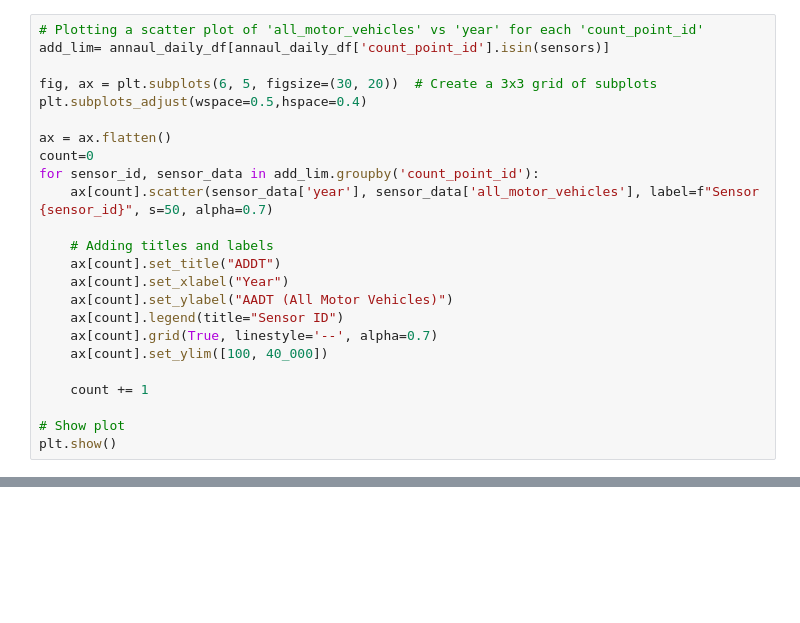
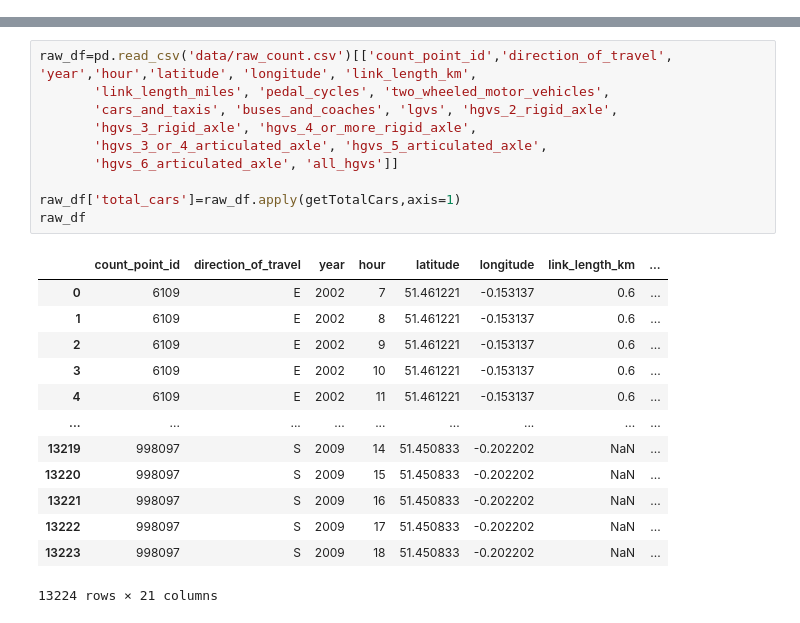
Before and after one commit to faraz-m-awan/traffic_congestion_modeling, a Jupyter notebook: test_congestion_prediction.ipynb, the cells around one changed output, grey strips where cells are left out. Saved outputs shown, nothing was run; the diff lists cells and outputs as text; blank space fills up the shorter version.

```diff
--- a/test_congestion_prediction.ipynb
+++ b/test_congestion_prediction.ipynb
@@ -435,24 +0,0 @@ len(sensors)
-# %%
-# Plotting a scatter plot of 'all_motor_vehicles' vs 'year' for each 'count_point_id'
-add_lim= annaul_daily_df[annaul_daily_df['count_point_id'].isin(sensors)]
-
-fig, ax = plt.subplots(6, 5, figsize=(30, 20))  # Create a 3x3 grid of subplots
-plt.subplots_adjust(wspace=0.5,hspace=0.4)
-
-ax = ax.flatten()
-count=0
-for sensor_id, sensor_data in add_lim.groupby('count_point_id'):
-    ax[count].scatter(sensor_data['year'], sensor_data['all_motor_vehicles'], label=f"Sensor {sensor_id}", s=50, alpha=0.7)
-
-    # Adding titles and labels
-    ax[count].set_title("ADDT")
-    ax[count].set_xlabel("Year")
-    ax[count].set_ylabel("AADT (All Motor Vehicles)")
-    ax[count].legend(title="Sensor ID")
-    ax[count].grid(True, linestyle='--', alpha=0.7)
-    ax[count].set_ylim([100, 40_000])
-
-    count += 1
-
-# Show plot
-plt.show()
@@ -460,0 +61,24 @@ plt.show()
+# %%
+raw_df=pd.read_csv('data/raw_count.csv')[['count_point_id','direction_of_travel', 'year','hour','latitude', 'longitude', 'link_length_km',
+       'link_length_miles', 'pedal_cycles', 'two_wheeled_motor_vehicles',
+       'cars_and_taxis', 'buses_and_coaches', 'lgvs', 'hgvs_2_rigid_axle',
+       'hgvs_3_rigid_axle', 'hgvs_4_or_more_rigid_axle',
+       'hgvs_3_or_4_articulated_axle', 'hgvs_5_articulated_axle',
+       'hgvs_6_articulated_axle', 'all_hgvs']]
+
+raw_df['total_cars']=raw_df.apply(getTotalCars,axis=1)
+raw_df
+# %% [output]
+|  | count_point_id | direction_of_travel | year | hour | latitude | longitude | link_length_km | ... |
+| 0 | 6109 | E | 2002 | 7 | 51.461221 | -0.153137 | 0.6 | ... |
+| 1 | 6109 | E | 2002 | 8 | 51.461221 | -0.153137 | 0.6 | ... |
+| 2 | 6109 | E | 2002 | 9 | 51.461221 | -0.153137 | 0.6 | ... |
+| 3 | 6109 | E | 2002 | 10 | 51.461221 | -0.153137 | 0.6 | ... |
+| 4 | 6109 | E | 2002 | 11 | 51.461221 | -0.153137 | 0.6 | ... |
+| ... | ... | ... | ... | ... | ... | ... | ... | ... |
+| 13219 | 998097 | S | 2009 | 14 | 51.450833 | -0.202202 | NaN | ... |
+| 13220 | 998097 | S | 2009 | 15 | 51.450833 | -0.202202 | NaN | ... |
+| 13221 | 998097 | S | 2009 | 16 | 51.450833 | -0.202202 | NaN | ... |
+| 13222 | 998097 | S | 2009 | 17 | 51.450833 | -0.202202 | NaN | ... |
+| 13223 | 998097 | S | 2009 | 18 | 51.450833 | -0.202202 | NaN | ... |
+13224 rows × 21 columns
```
Also changed, not shown: parts of 65 cells of this notebook, 1 other file.
